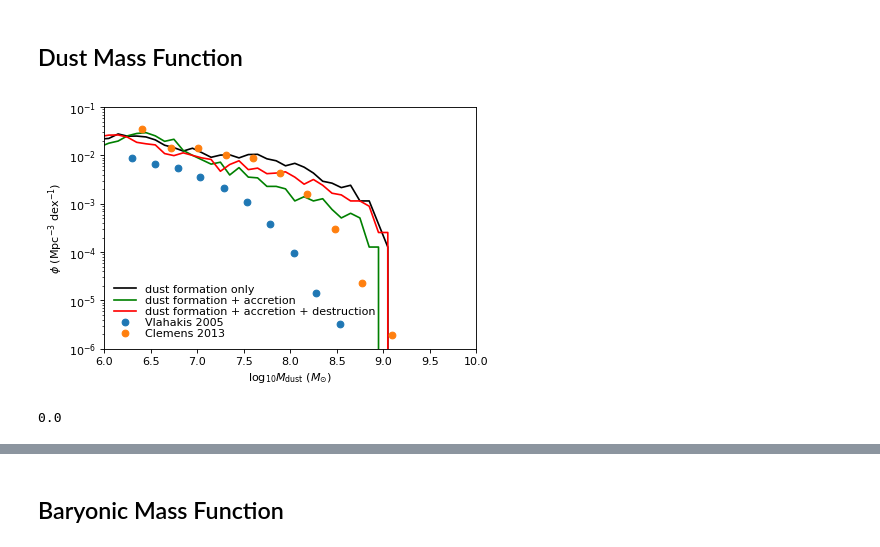
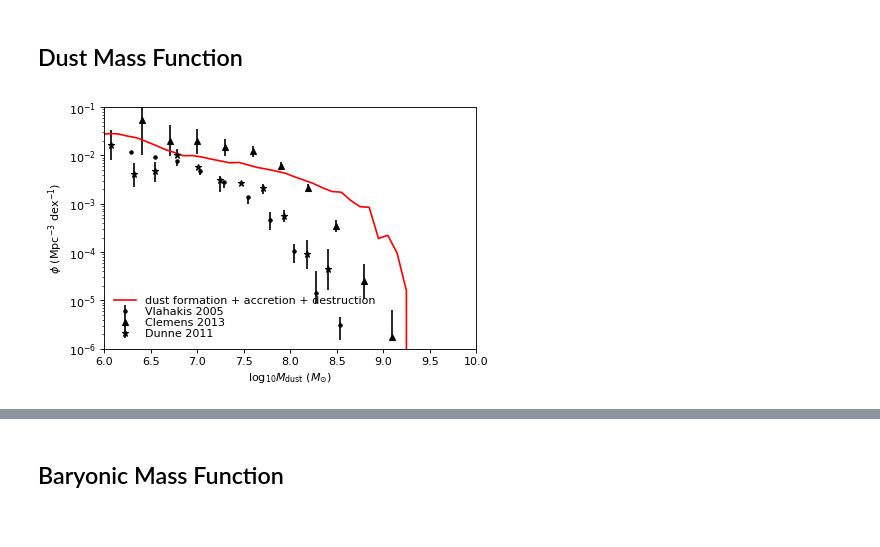
Before and after one commit to darrencroton/sage, a Jupyter notebook: analysis/allresults.ipynb, the cells around one changed output, grey strips where cells are left out. Cells and saved outputs as stored; diff of their text form; code cells hidden in the pictures.

Commit message:
added thermal sputtering, added dataset from Dunne 2011

```diff
--- a/analysis/allresults.ipynb
+++ b/analysis/allresults.ipynb
@@ -7,18 +6,17 @@ import numpy
 from random import sample, seed
 # %%
 Hubble_h = 0.73
-BoxSize = ((62.5**3) * (1/8))**(1/3)
+BoxSize = 62.5
 BoxSize1 = ((500**3) * (32/512))**(1/3)
 dilute = 5000
 sSFRcut = -11.0
 # %%
-directory = '../src/auxdata/trees/new-yield/'
-directory1 = '../src/auxdata/trees/dust-growth/'
+directory = '../src/auxdata/trees/default/'
 directory2 = '../src/auxdata/trees/dust/'
 filename = 'model'
 redshift = [0.000]
 firstfile = 0
-lastfile = 0
+lastfile = 7
 # %%
 def galdtype():
 	# Define the data-type for the public version of SAGE
@@ -228,23 +226,16 @@ for i in range(len(redshift)):
 
     for k in range(firstfile, lastfile+1):
         name = (directory+filename+'_z'+f'{redshift[i]:.3f}'+'_'+f'{k}')
-        G = read_one_file(name, Galdesc1)
+        G = read_one_file(name, Galdesc)
         G_snap.extend(G)
     for j in range(firstfile, lastfile+1):
-        name1 = (directory1+filename+'_z'+f'{redshift[i]:.3f}'+'_'+f'{j}')
-        #snapshot 0 = redshift 127, snapshot 63 = redshift 0
-        G1 = read_one_file(name1, Galdesc1)
-        G_snap1.extend(G1)
-    for l in range(firstfile, lastfile+1):
         name2 = (directory2+filename+'_z'+f'{redshift[i]:.3f}'+'_'+f'{j}')
         #snapshot 0 = redshift 127, snapshot 63 = redshift 0
         G2 = read_one_file(name2, Galdesc2)
         G_snap2.extend(G2)
 
     G_snap = np.array(G_snap)
-    G_snap1 = np.array(G_snap1)
     G_snap = G_snap.view(recarray)
-    G_snap1 = G_snap1.view(recarray)
     G_snap2 = np.array(G_snap2)
     G_snap2 = G_snap2.view(recarray)
 # %%
@@ -528,60 +491,53 @@ plt.savefig('plots/DTG-mass.png')
 plt.figure()
 ax = plt.subplot(111)
 
 binwidth = 0.1
 
-w = np.where(G_snap.Dust > 0.0)[0]
-mass = np.log10(G_snap.Dust[w] * 1.e10 / Hubble_h)
-
-w = np.where(G_snap1.Dust > 0.0)[0]
-mass1 = np.log10(G_snap1.Dust[w] * 1.e10 / Hubble_h)
-
 w = np.where(G_snap2.ColdDust > 0.0)[0]
 mass2 = np.log10(G_snap2.ColdDust[w] * 1.e10 / Hubble_h)
 
 mi = np.floor(min(mass2)) - 2
-#ma = np.floor(max(mass2)) + 2
-ma = 10
+ma = np.floor(max(mass2)) + 2
+#ma = 10
 NB = int((ma - mi) / binwidth)
 
-(counts, binedges) = np.histogram(mass, range=(mi, ma), bins=NB)
-(counts1, binedges1) = np.histogram(mass1, range=(mi, ma), bins=NB)
 (counts2, binedges2) = np.histogram(mass2, range=(mi, ma), bins=NB)
 
-# Set the x-axis values to be the centre of the bins
-xaxeshisto = binedges[:-1] + 0.5 * binwidth
-xaxeshisto1 = binedges1[:-1] + 0.5 * binwidth
 xaxeshisto2 = binedges2[:-1] + 0.5 * binwidth
 
-plt.plot(xaxeshisto, counts / (BoxSize/Hubble_h)**3 / binwidth, 'k-', label='dust formation only')
-plt.plot(xaxeshisto1, counts1 / (BoxSize/Hubble_h)**3 / binwidth, 'g-', label='dust formation + accretion')
 plt.plot(xaxeshisto2, counts2 / (BoxSize/Hubble_h)**3 / binwidth, 'r-', label='dust formation + accretion + destruction')
 
-vlahakis_x = np.array([6.3, 6.543, 6.794, 7.03, 7.288, 7.536, 7.786, 8.042, 8.279, 8.535])
-vlahakis_y = np.array([-2.059, -2.167, -2.261, -2.454, -2.672, -2.959, -3.423, -4.018, -4.855, -5.483])
-plt.plot(vlahakis_x, 10**vlahakis_y, 'o', label='Vlahakis 2005')
+vlahakis_x = np.array([6.289, 6.543, 6.788, 7.034, 7.287, 7.542, 7.787, 8.038, 8.282, 8.536])
+vlahakis_y = np.array([-1.928, -2.033, -2.122, -2.329, -2.554, -2.859, -3.344, -3.979, -4.844, -5.507])
+vlahakis_yerr = np.array([(0.0, 0), (0.0, 0.0), (0.097, 0), (0.081, 0), (0.122, 0), (0.149, 0), (0.205, 0.177), (0.246, 0.138), (0.216, 0.448), (0.301, 0.163)]).T
+vlahakis_yerr[0] = 10**vlahakis_y - 10**(vlahakis_y - vlahakis_yerr[0])
+vlahakis_yerr[1] = 10**(vlahakis_y + vlahakis_yerr[1]) - 10**vlahakis_y
+plt.errorbar(vlahakis_x, 10**vlahakis_y, vlahakis_yerr, fmt='k.', label='Vlahakis 2005')
 
-clemens_x = np.array([6.404, 6.717, 7.010, 7.308, 7.599, 7.891, 8.184, 8.485, 8.776, 9.090])
-clemens_y = np.array([-1.448, -1.853, -1.854, -1.980, -2.061, -2.352, -2.791, -3.531, -4.644, -5.724])
-plt.plot(clemens_x, 10**clemens_y, 'o', label='Clemens 2013')
+clemens_x = np.array([6.405, 6.706, 7.003, 7.304, 7.605, 7.903, 8.196, 8.497, 8.798, 9.096])
+clemens_y = np.array([-1.27, -1.696, -1.697, -1.829, -1.917, -2.212, -2.676, -3.454, -4.607, -5.749])
+clemens_yerr = np.array([(0.719, 0.281), (0.322, 0.319), (0.273, 0.239), (0.186, 0.166), (0.112, 0.104), (0.094, 0.073), (0.0, 0.093), (0.126, 0.114), (0.361, 0.364), (0.0, 0.545)]).T
+clemens_yerr[0] = 10**clemens_y - 10**(clemens_y - clemens_yerr[0])
+clemens_yerr[1] = 10**(clemens_y + clemens_yerr[1]) - 10**clemens_y
+plt.errorbar(clemens_x, 10**clemens_y, clemens_yerr, fmt='k^', label='Clemens 2013')
+
+dunne_x = np.array([6.071, 6.318, 6.546, 6.784, 7.011, 7.243, 7.470, 7.711, 7.931, 8.178, 8.409])
+dunne_y = np.array([-1.778, -2.391, -2.320, -1.991, -2.234, -2.517, -2.568, -2.675, -3.248, -4.048, -4.356])
+dunne_yerr = np.array([(0.313, 0.313), (0.258, 0.234), (0.229, 0.188), (0.0, 0.117), (0.0, 0.0), (0.233, 0.083), (0.0, 0.0), (0.112, 0.082), (0.124, 0.118), (0.309, 0.301), (0.433, 0.431)]).T
+dunne_yerr[0] = 10**dunne_y - 10**(dunne_y - dunne_yerr[0])
+dunne_yerr[1] = 10**(dunne_y + dunne_yerr[1]) - 10**dunne_y
+plt.errorbar(dunne_x, 10**dunne_y, dunne_yerr, fmt='k*', label='Dunne 2011')
 
 plt.yscale('log', nonposy='clip')
-plt.axis([6.0, 10.0, 1.0e-6, 1.0e-1])
-
+plt.axis([6.0, 10.0, 1e-6, 1e-1])
 plt.ylabel(r'$\phi\ (\mathrm{Mpc}^{-3}\ \mathrm{dex}^{-1})$')  # Set the y...
 plt.xlabel(r'$\log_{10} M_{\mathrm{dust}}\ (M_{\odot})$')  # and the x-axis labels
 
 leg = plt.legend(loc=0, numpoints=1, labelspacing=0.1)
 leg.draw_frame(False)  # Don't want a box frame
 for t in leg.get_texts():  # Reduce the size of the text
     t.set_fontsize('medium')
 
 #plt.savefig('plots/DMF.png')
 # %% [output]
-[figure, old version]
+[figure, new version]
-# %%
-w = np.where(G_snap2.ColdDust > 0)[0]
-mass2 = np.log10(G_snap2.ColdDust[w] * 1.e10 / Hubble_h)
-min(G_snap2.ColdDust * 1.e10 / Hubble_h)
-# %% [output]
-0.0
```
Also changed, not shown: parts of 15 cells of this notebook, 3 other files.
